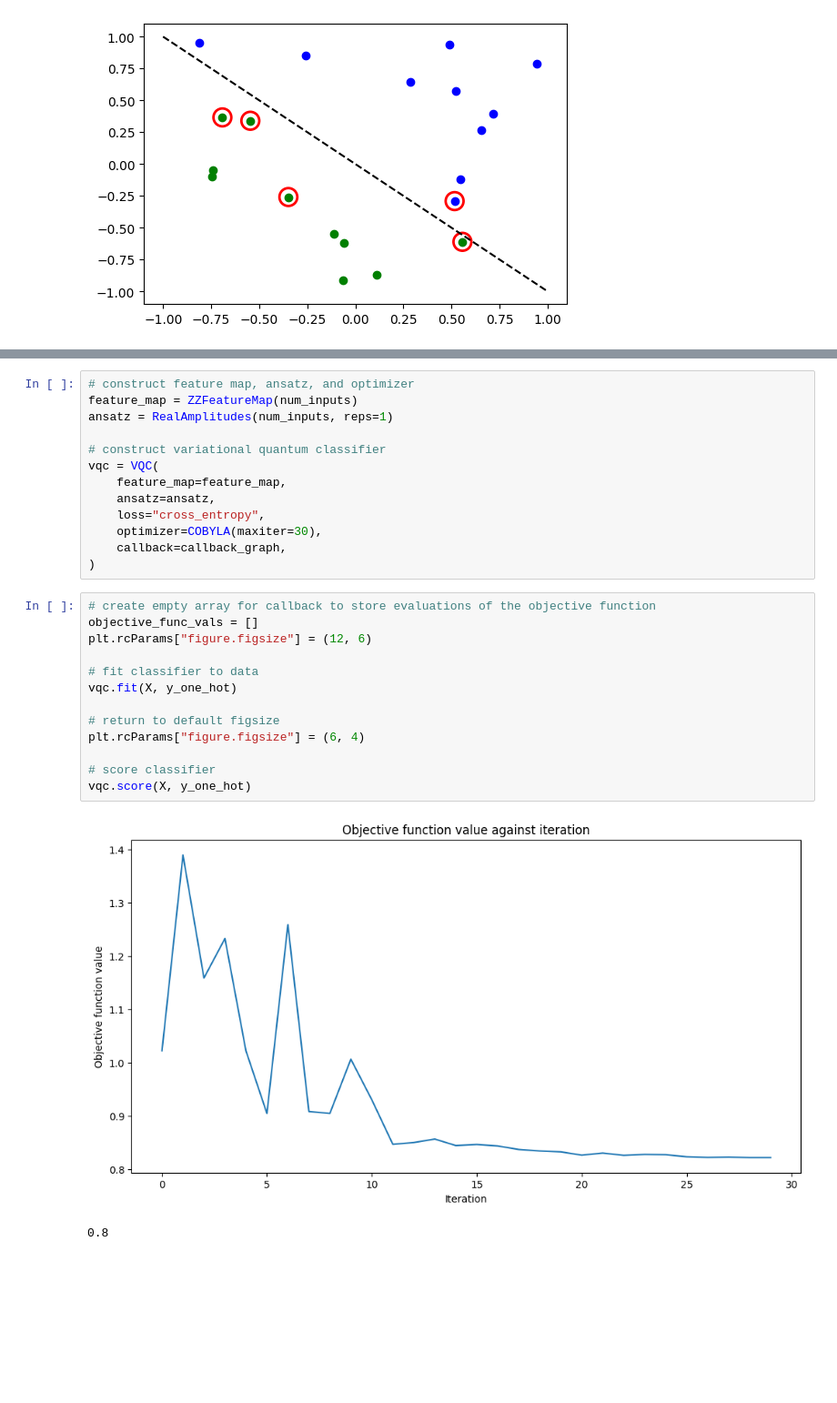
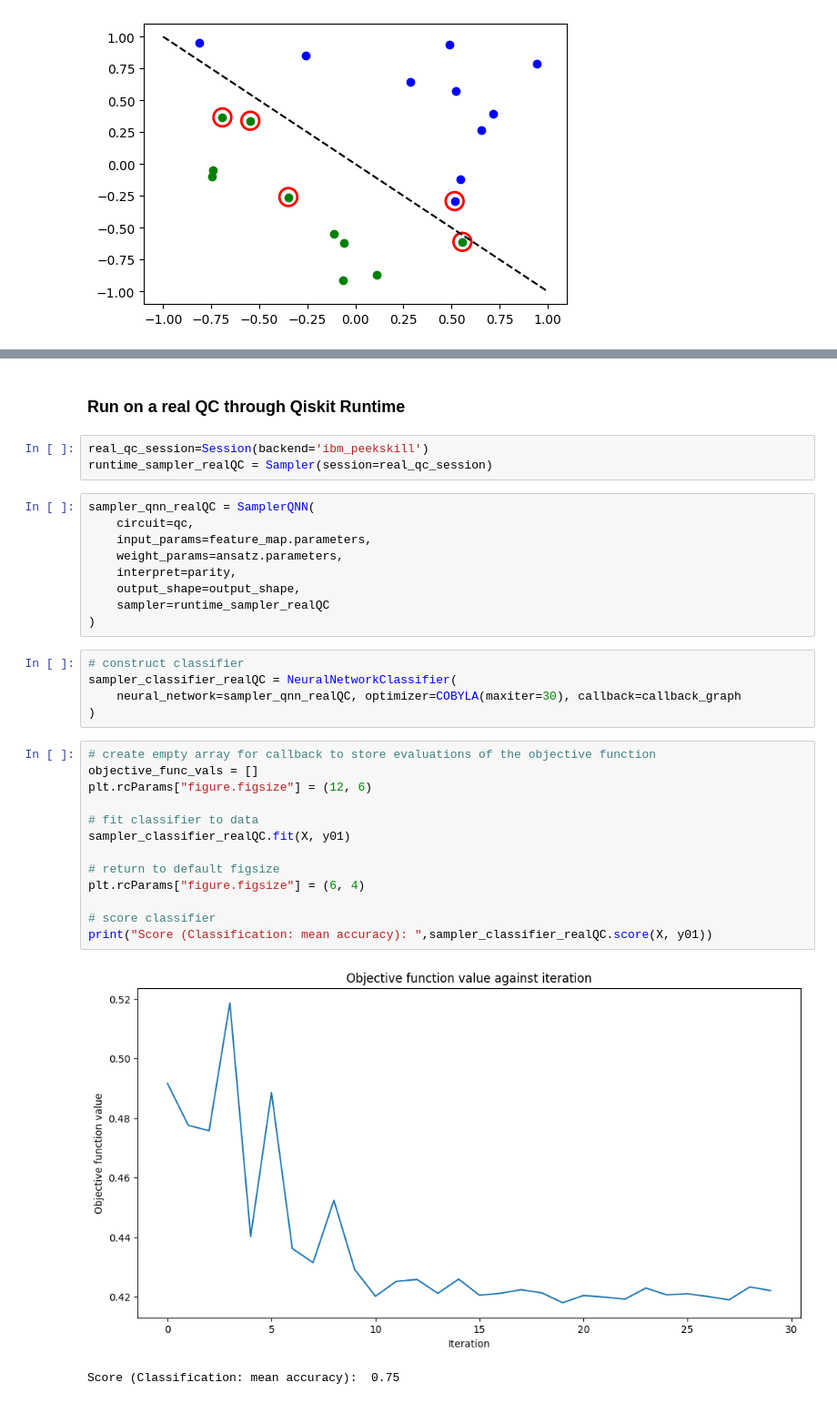
Before and after one commit to johannesgreiner/qiskit-machine-learning, a Jupyter notebook: docs/tutorials/02_neural_network_classifier_and_regressor.ipynb, the cells around one changed output, grey strips where cells are left out. Shown at 91% size. Cells and saved outputs as stored; diff of their text form; blank space fills up the shorter version.

Commit message:
updated Classification example, SamplerQNN only, adding simulator followed by real device

```diff
--- a/docs/tutorials/02_neural_network_classifier_and_regressor.ipynb
+++ b/docs/tutorials/02_neural_network_classifier_and_regressor.ipynb
@@ -273,31 +154,37 @@ The `VQC` is a special variant of the `NeuralNetworkClassifier` with a `SamplerQ
-# %%
-# construct feature map, ansatz, and optimizer
-feature_map = ZZFeatureMap(num_inputs)
-ansatz = RealAmplitudes(num_inputs, reps=1)
-
-# construct variational quantum classifier
-vqc = VQC(
-    feature_map=feature_map,
-    ansatz=ansatz,
-    loss="cross_entropy",
-    optimizer=COBYLA(maxiter=30),
-    callback=callback_graph,
-)
+# %% [markdown]
+### Run on a real QC through Qiskit Runtime
+# %%
+real_qc_session=Session(backend='ibm_peekskill')
+runtime_sampler_realQC = Sampler(session=real_qc_session)
+# %%
+sampler_qnn_realQC = SamplerQNN(
+    circuit=qc,
+    input_params=feature_map.parameters,
+    weight_params=ansatz.parameters,
+    interpret=parity,
+    output_shape=output_shape,
+    sampler=runtime_sampler_realQC
+)
+# %%
+# construct classifier
+sampler_classifier_realQC = NeuralNetworkClassifier(
+    neural_network=sampler_qnn_realQC, optimizer=COBYLA(maxiter=30), callback=callback_graph
+)
 # %%
 # create empty array for callback to store evaluations of the objective function
 objective_func_vals = []
 plt.rcParams["figure.figsize"] = (12, 6)
 
 # fit classifier to data
-vqc.fit(X, y_one_hot)
+sampler_classifier_realQC.fit(X, y01)
 
 # return to default figsize
 plt.rcParams["figure.figsize"] = (6, 4)
 
 # score classifier
-vqc.score(X, y_one_hot)
+print("Score (Classification: mean accuracy): ",sampler_classifier_realQC.score(X, y01))
 # %% [output]
-[figure, old version]
+[figure, new version]
-0.8
+Score (Classification: mean accuracy):  0.75
 # %%
 # evaluate data points
```
Also changed, not shown: parts of 56 cells of this notebook.
